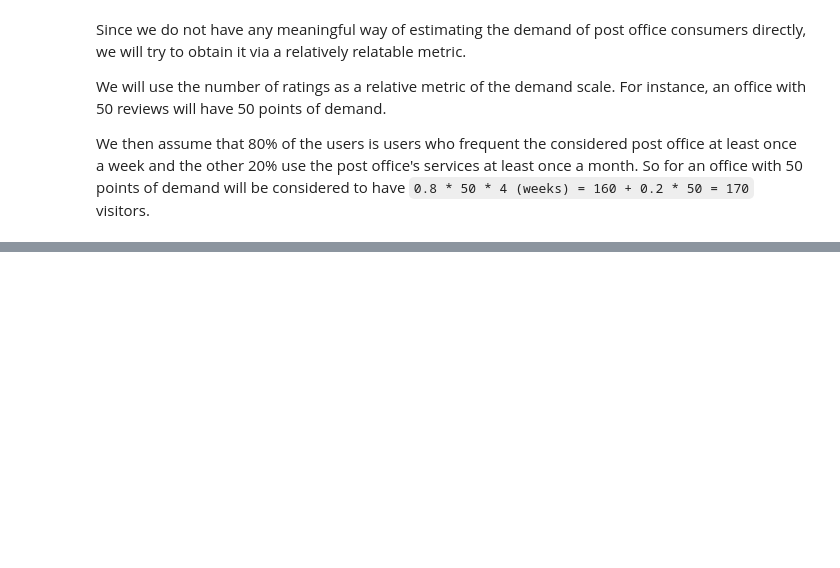
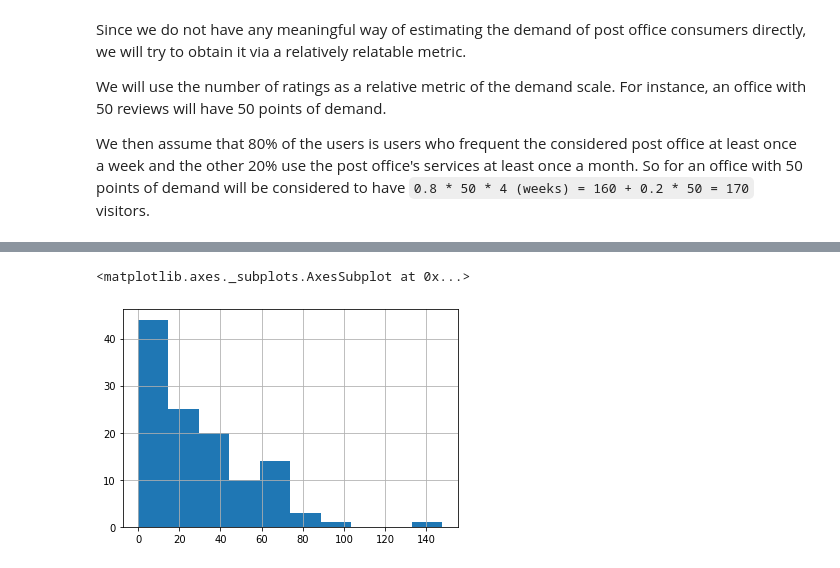
Before and after one commit to okhrimchuk/research, a Jupyter notebook: 2EVRP.ipynb, the cells around one changed output, grey strips where cells are left out. Drawn from its saved outputs; the diff is of its cells as text; code cells hidden in the pictures; blank space fills up the shorter version.

```diff
--- a/2EVRP.ipynb
+++ b/2EVRP.ipynb
@@ -933,0 +949,6 @@ So for an office with 50 points of demand will be considered to have `0.8 * 50 *
+# %%
+clusters_df['demand_daily'] = clusters_df['demand'] / 30
+clusters_df['demand_daily'].hist()
+# %% [output]
+<matplotlib.axes._subplots.AxesSubplot at 0x...>
+[figure, added]
```
Also changed, not shown: parts of 5 cells of this notebook.
